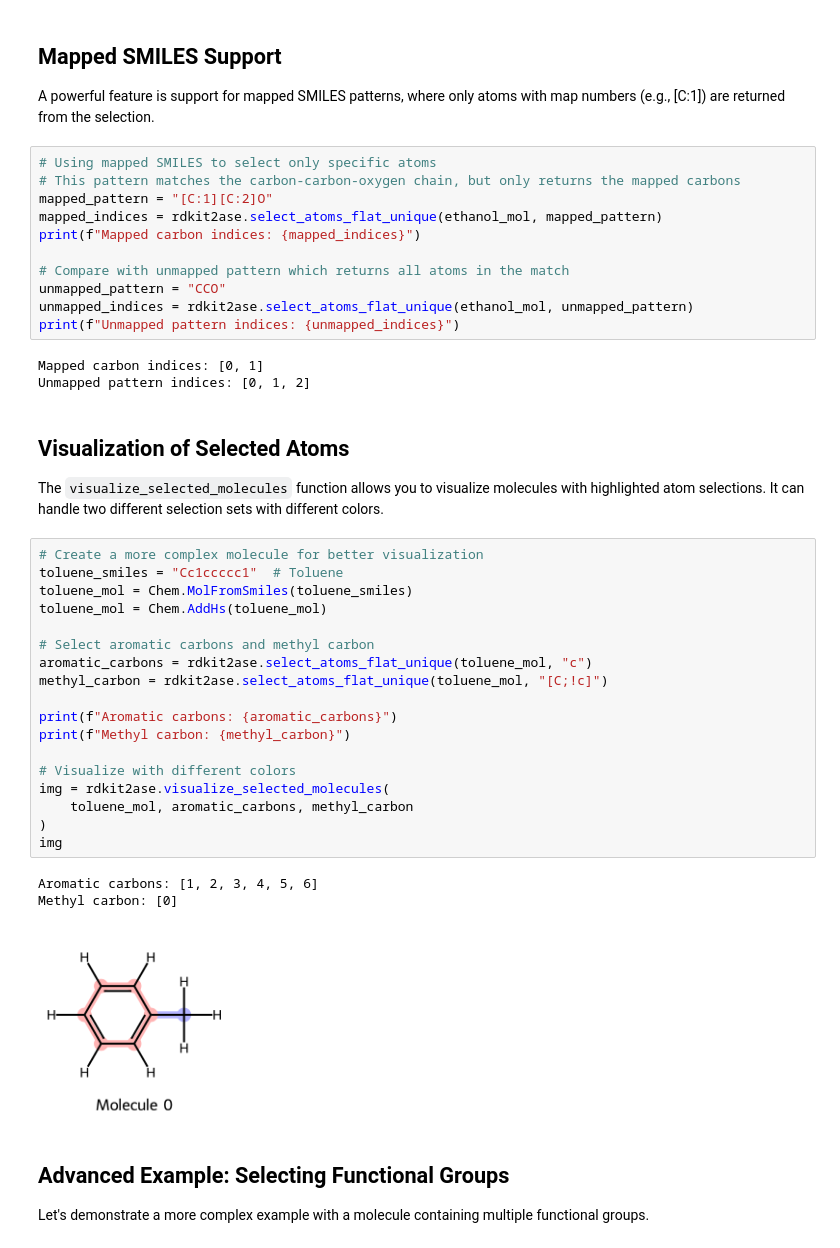
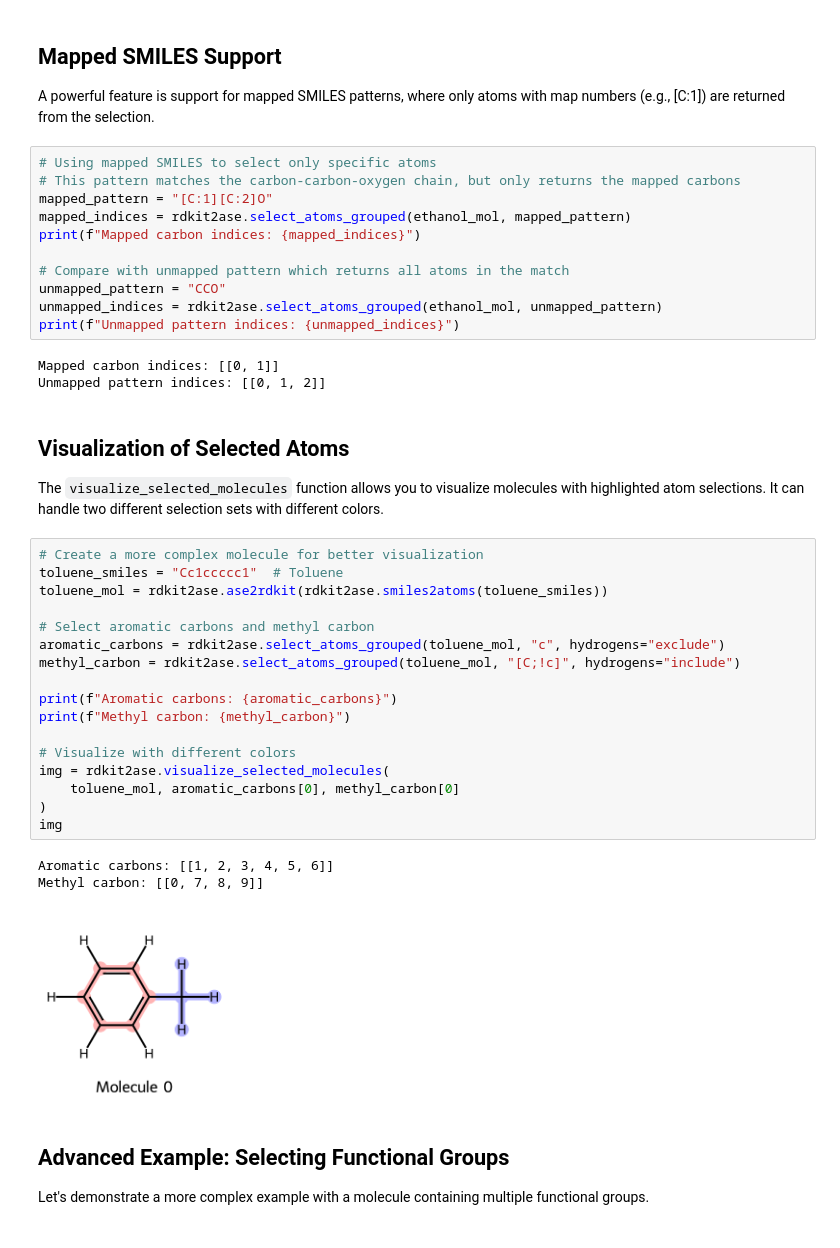
Before and after one commit to zincware/rdkit2ase, a Jupyter notebook: docs/source/atom_selection.ipynb, the cells around one changed output. Drawn from its saved outputs; the diff is of its cells as text.

```diff
--- a/docs/source/atom_selection.ipynb
+++ b/docs/source/atom_selection.ipynb
@@ -69,16 +74,16 @@ A powerful feature is support for mapped SMILES patterns, where only atoms with
 # Using mapped SMILES to select only specific atoms
 # This pattern matches the carbon-carbon-oxygen chain, but only returns the mapped carbons
 mapped_pattern = "[C:1][C:2]O"
-mapped_indices = rdkit2ase.select_atoms_flat_unique(ethanol_mol, mapped_pattern)
+mapped_indices = rdkit2ase.select_atoms_grouped(ethanol_mol, mapped_pattern)
 print(f"Mapped carbon indices: {mapped_indices}")
 
 # Compare with unmapped pattern which returns all atoms in the match
 unmapped_pattern = "CCO"
-unmapped_indices = rdkit2ase.select_atoms_flat_unique(ethanol_mol, unmapped_pattern)
+unmapped_indices = rdkit2ase.select_atoms_grouped(ethanol_mol, unmapped_pattern)
 print(f"Unmapped pattern indices: {unmapped_indices}")
 # %% [output]
-Mapped carbon indices: [0, 1]
-Unmapped pattern indices: [0, 1, 2]
+Mapped carbon indices: [[0, 1]]
+Unmapped pattern indices: [[0, 1, 2]]
 # %% [markdown]
 ## Visualization of Selected Atoms
 
@@ -86,25 +91,24 @@ The `visualize_selected_molecules` function allows you to visualize molecules wi
 # %%
 # Create a more complex molecule for better visualization
 toluene_smiles = "Cc1ccccc1"  # Toluene
-toluene_mol = Chem.MolFromSmiles(toluene_smiles)
-toluene_mol = Chem.AddHs(toluene_mol)
+toluene_mol = rdkit2ase.ase2rdkit(rdkit2ase.smiles2atoms(toluene_smiles))
 
 # Select aromatic carbons and methyl carbon
-aromatic_carbons = rdkit2ase.select_atoms_flat_unique(toluene_mol, "c")
-methyl_carbon = rdkit2ase.select_atoms_flat_unique(toluene_mol, "[C;!c]")
+aromatic_carbons = rdkit2ase.select_atoms_grouped(toluene_mol, "c", hydrogens="exclude")
+methyl_carbon = rdkit2ase.select_atoms_grouped(toluene_mol, "[C;!c]", hydrogens="include")
 
 print(f"Aromatic carbons: {aromatic_carbons}")
 print(f"Methyl carbon: {methyl_carbon}")
 
 # Visualize with different colors
 img = rdkit2ase.visualize_selected_molecules(
-    toluene_mol, aromatic_carbons, methyl_carbon
+    toluene_mol, aromatic_carbons[0], methyl_carbon[0]
 )
 img
 # %% [output]
-Aromatic carbons: [1, 2, 3, 4, 5, 6]
-Methyl carbon: [0]
+Aromatic carbons: [[1, 2, 3, 4, 5, 6]]
+Methyl carbon: [[0, 7, 8, 9]]
-[figure, old version]
+[figure, new version]
 # %% [markdown]
 ## Advanced Example: Selecting Functional Groups
 
```
Also changed, not shown: parts of 10 cells of this notebook, 4 other files.
